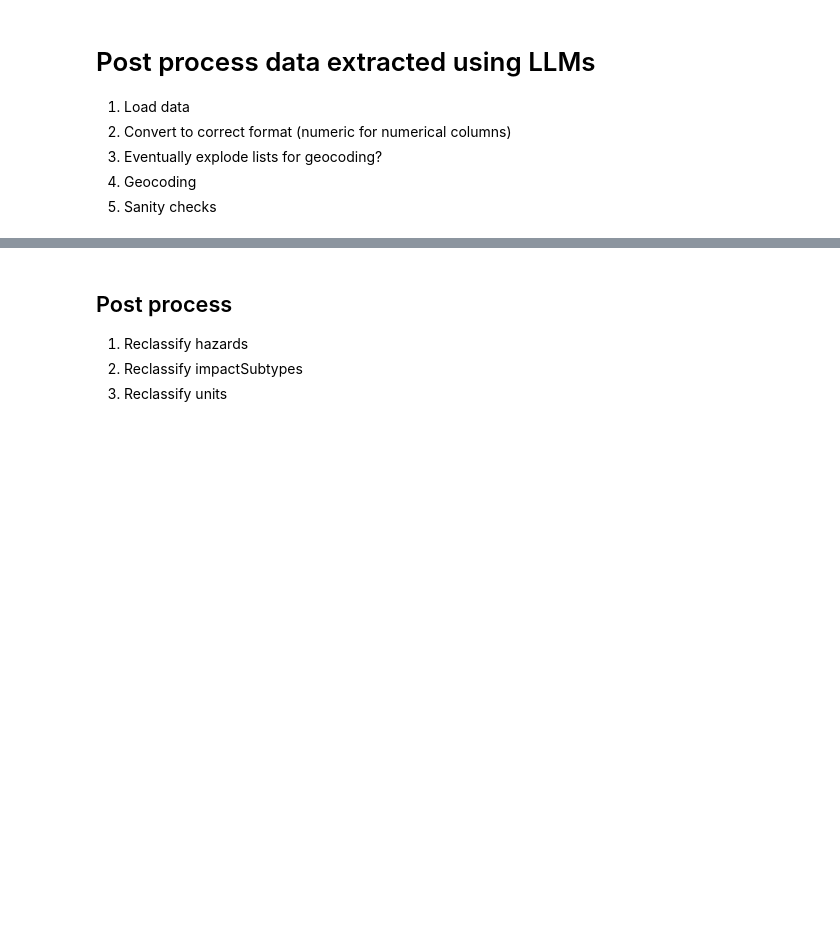
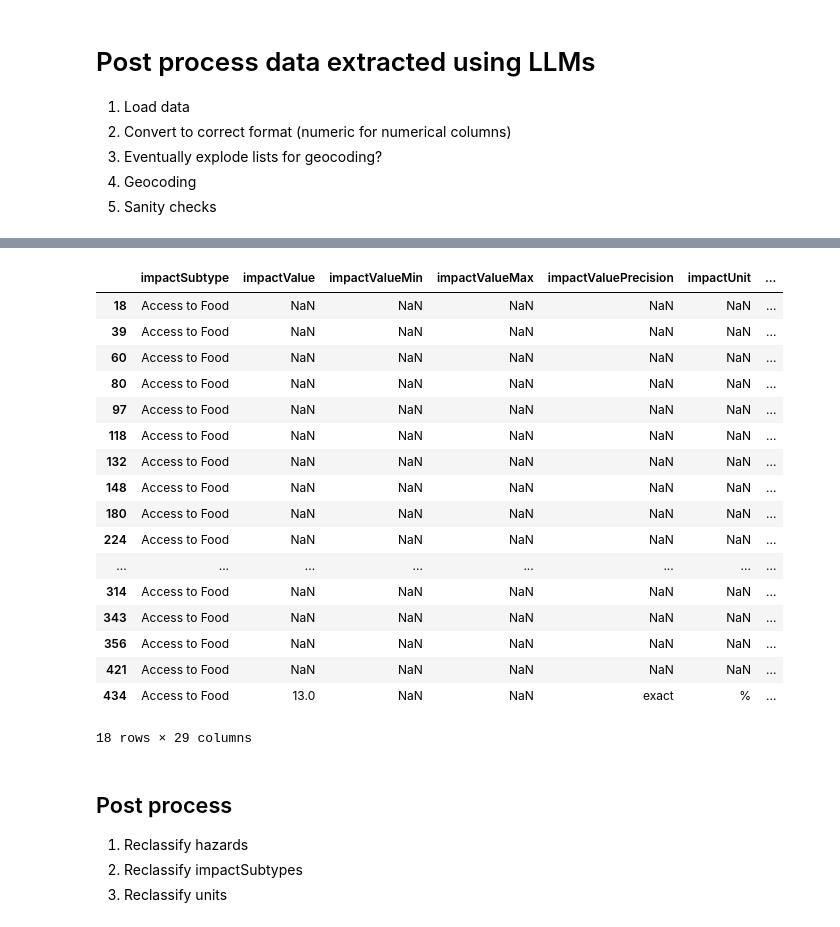
Before and after one commit to luseverin/ROUGE_database, a Jupyter notebook: notebooks/data_post_process.ipynb, the cells around one changed output, grey strips where cells are left out. Drawn from its saved outputs; the diff is of its cells as text; code cells hidden in the pictures; blank space fills up the shorter version.

Commit message:
Test merging some impact Subtypes

```diff
--- a/notebooks/data_post_process.ipynb
+++ b/notebooks/data_post_process.ipynb
@@ -25,16 +34,14 @@ from src.sanity_checks import *
 # %%
 #load data (model)
 
-res_savename = "labelled_reports_turnoff_subtype_val_meta-llama_llama-4-scout-17b-16e-instruct_v131025.csv"
+res_savename = "labelled_reports_DREF_target_meta-llama_llama-4-scout-17b-16e-instruct_v211025"
 #"labelled_reports_turnoff_subtype_val_llama-3.3-70b-versatile_v141025.csv"
 #"labelled_reports_meta-llama_llama-4-scout-17b-16e-instruct_v230925.csv"#"labelled_reports_meta-llama_llama-4-scout-17b-16e-instruct_v230925.csv"
-response_df = pd.read_csv(DATA_OUT_LLMS /res_savename)
-
+response_df = pd.read_csv(DATA_OUT_LLMS /(res_savename + ".csv"))
 #load data (labelled)
 #res_savename = "labelled_reports_impacts_all_v080925.csv"
 #response_df = pd.read_csv(DATA_LABELLED / res_savename)
-
-savename = "test_reclass_subtype_post_processed_" + res_savename
+savename = "nounit_quali_post_processed_" + res_savename
 # %%
 #get rid of nans
 response_df_proc = cp.deepcopy(response_df)
@@ -43,6 +50,27 @@ response_df_proc = response_df_proc.dropna(subset=["nathaz_text"]) if "nathaz_te
 # %%
 #process impactValue
 response_df_proc = response_df_proc.apply(parse_impact_value_precision, axis=1)
+# %%
+response_df_proc[response_df_proc["impactSubtype"] == "Access to Food"]
+# %% [output]
+|  | impactSubtype | impactValue | impactValueMin | impactValueMax | impactValuePrecision | impactUnit | ... |
+| 18 | Access to Food | NaN | NaN | NaN | NaN | NaN | ... |
+| 39 | Access to Food | NaN | NaN | NaN | NaN | NaN | ... |
+| 60 | Access to Food | NaN | NaN | NaN | NaN | NaN | ... |
+| 80 | Access to Food | NaN | NaN | NaN | NaN | NaN | ... |
+| 97 | Access to Food | NaN | NaN | NaN | NaN | NaN | ... |
+| 118 | Access to Food | NaN | NaN | NaN | NaN | NaN | ... |
+| 132 | Access to Food | NaN | NaN | NaN | NaN | NaN | ... |
+| 148 | Access to Food | NaN | NaN | NaN | NaN | NaN | ... |
+| 180 | Access to Food | NaN | NaN | NaN | NaN | NaN | ... |
+| 224 | Access to Food | NaN | NaN | NaN | NaN | NaN | ... |
+| ... | ... | ... | ... | ... | ... | ... | ... |
+| 314 | Access to Food | NaN | NaN | NaN | NaN | NaN | ... |
+| 343 | Access to Food | NaN | NaN | NaN | NaN | NaN | ... |
+| 356 | Access to Food | NaN | NaN | NaN | NaN | NaN | ... |
+| 421 | Access to Food | NaN | NaN | NaN | NaN | NaN | ... |
+| 434 | Access to Food | 13.0 | NaN | NaN | exact | % | ... |
+18 rows × 29 columns
 # %%
 #convert numerical columns
 num_cols = ["impactValue", "impactValueMin", "impactValueMax","startYear", "startMonth", "startDay", "endYear", "endMonth", "endDay"]
```
Also changed, not shown: parts of 17 cells of this notebook.
